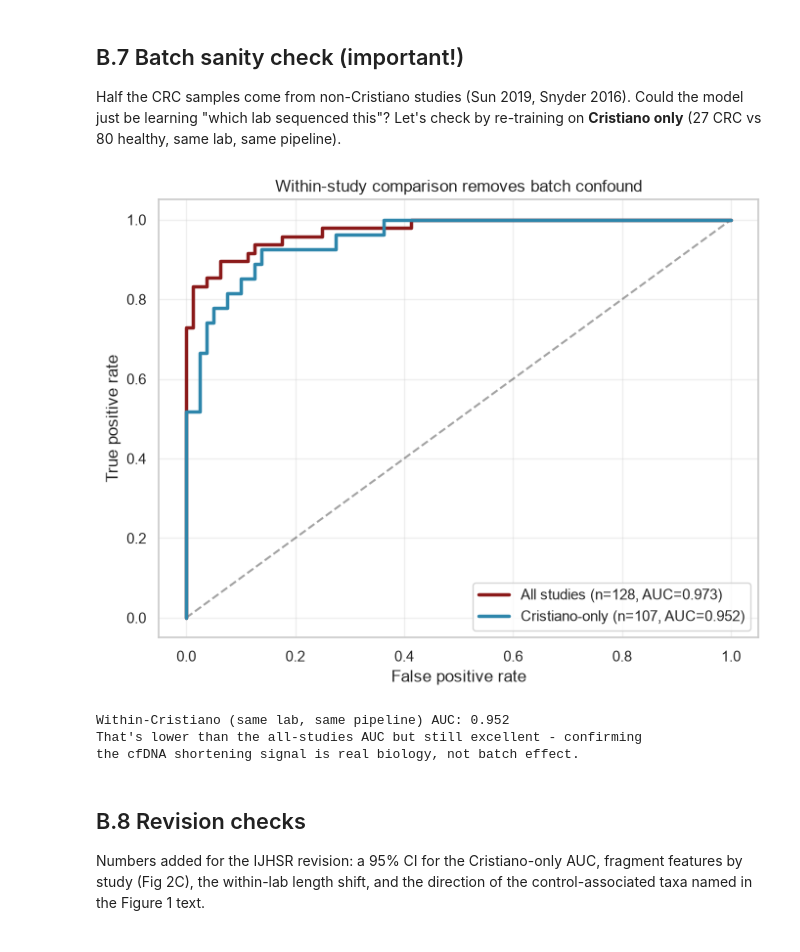
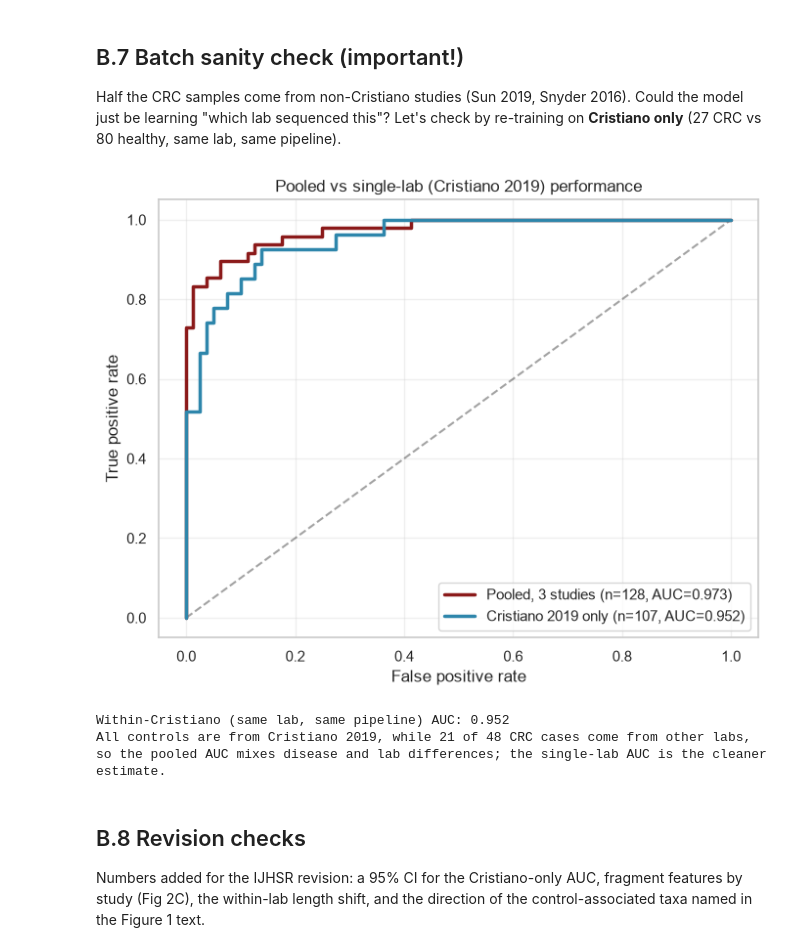
Before and after one commit to Rion1210/crc-liquid-biopsy, a Jupyter notebook: notebooks/CRC_RealData.ipynb, the cells around one changed output. Drawn from its saved outputs; the diff is of its cells as text; code cells hidden in the pictures.

```diff
--- a/notebooks/CRC_RealData.ipynb
+++ b/notebooks/CRC_RealData.ipynb
@@ -49,6 +49,7 @@ rng = np.random.default_rng(42)
 # Works whether Jupyter was started in the repo root or in notebooks/
 ROOT = Path.cwd() if (Path.cwd() / "data").exists() else Path.cwd().parent
 DATA_DIR = ROOT / "data"
+FIG_DIR = ROOT / "figures"; FIG_DIR.mkdir(exist_ok=True)
 print("Setup OK.")
 # %% [output]
 Setup OK.
@@ -263,9 +264,7 @@ for idx, (study_name, color) in enumerate(zip(sorted(np.unique(groups)), colors)
 
 # 4. Calculate and overlay the thick aggregate performance line with your bootstrap CIs
 fpr_overall, tpr_overall, _ = roc_curve(y, y_proba)
-auc_overall = 0.819
-ci_lower = 0.788
-ci_upper = 0.848
+# auc_overall, ci_lower and ci_upper come from cell A.3 above
 
 ax.plot(
     fpr_overall,
@@ -288,7 +287,7 @@ ax.legend(loc="lower right", frameon=True, facecolor="white", edgecolor="#BDC3C7
 plt.tight_layout()
 
 # Save a lossless, high-resolution copy for manuscript submission
-plt.savefig("metagenomics_multi_cohort_roc.png", bbox_inches="tight", dpi=300)
+plt.savefig(FIG_DIR / "Fig1A_microbiome_roc.png", bbox_inches="tight", dpi=300)
 plt.show()
 # %% [output]
 findfont: Failed to find font weight semibold for Arial, now using 700.
@@ -332,14 +332,31 @@ dfimp = pd.DataFrame({
     "direction": direction,
 })
 
+def species_label(name):
+    """'Fusobacterium_nucleatum' -> italic 'Fusobacterium nucleatum';
+    'Parvimonas_unclassified' -> italic 'Parvimonas' + ' (unclassified)'."""
+    genus, *rest = name.split("_")
+    if rest == ["unclassified"]:
+        return "$\\mathit{" + genus + "}$ (unclassified)"
+    words, strain = [], []
+    for tok in rest:  # strain codes such as 5_1_63FAA stay upright
+        (strain if (strain or any(ch.isdigit() for ch in tok)) else words).append(tok)
+    label = "$\\mathit{" + "\\ ".join([genus] + words) + "}$"
+    return label + (" " + "_".join(strain) if strain else "")
+
+dfimp["label"] = dfimp["species"].map(species_label)
+plt.rcParams.update({"mathtext.fontset": "custom", "mathtext.it": "DejaVu Sans:italic"})
+
 fig, ax = plt.subplots(figsize=(11, 8))
-sns.barplot(data=dfimp.iloc[::-1], y="species", x="importance",
+sns.barplot(data=dfimp.iloc[::-1], y="label", x="importance",
             hue="direction", dodge=False,
             palette={"Higher in CRC":"#8B1A1A","Higher in control":"#2E86AB"},
             ax=ax)
 ax.set_title("Top 20 species driving CRC classification\n(RandomForest Gini importance)")
 ax.set_xlabel("Feature importance"); ax.set_ylabel(""); ax.legend(title="")
-plt.tight_layout(); plt.show()
+plt.tight_layout()
+plt.savefig(FIG_DIR / "Fig1C_top20_species.png", bbox_inches="tight", dpi=300)
+plt.show()
 
 print("\nTop 10 species:")
 print(dfimp.head(10).to_string(index=False))
@@ -701,33 +708,35 @@ Half the CRC samples come from non-Cristiano studies (Sun 2019, Snyder 2016). Co
 # %%
 cr = feat[feat.publication == "Cristiano et al., 2019"]
 Xc = cr[cols].values
 yc = (cr.disease == "Colorectal cancer").astype(int).values
 clf = Pipeline([("scale", StandardScaler()),
                 ("lr", LogisticRegression(max_iter=1000, class_weight="balanced"))])
 yp_c = cross_val_predict(clf, Xc, yc, cv=cv, n_jobs=1, method="predict_proba")[:,1]
 auc_c = roc_auc_score(yc, yp_c)
 
 fig, ax = plt.subplots(figsize=(7, 5.5))
 ax.plot([0,1],[0,1], "k--", alpha=0.4)
 fpr, tpr, _ = roc_curve(yf, results["Logistic regression"][1])
 ax.plot(fpr, tpr, lw=2.5, color="#8B1A1A",
-        label=f"All studies (n={len(feat)}, AUC={results['Logistic regression'][0]:.3f})")
+        label=f"Pooled, 3 studies (n={len(feat)}, AUC={results['Logistic regression'][0]:.3f})")
 fpr, tpr, _ = roc_curve(yc, yp_c)
 ax.plot(fpr, tpr, lw=2.5, color="#2E86AB",
-        label=f"Cristiano-only (n={len(cr)}, AUC={auc_c:.3f})")
+        label=f"Cristiano 2019 only (n={len(cr)}, AUC={auc_c:.3f})")
 ax.set_xlabel("False positive rate"); ax.set_ylabel("True positive rate")
-ax.set_title("Within-study comparison removes batch confound")
+ax.set_title("Pooled vs single-lab (Cristiano 2019) performance")
 ax.legend(loc="lower right"); ax.grid(alpha=0.3)
-plt.tight_layout(); plt.show()
+plt.tight_layout()
+plt.savefig(FIG_DIR / "Fig2D_pooled_vs_within_lab.png", bbox_inches="tight", dpi=300)
+plt.show()
 
 print(f"\nWithin-Cristiano (same lab, same pipeline) AUC: {auc_c:.3f}")
-print("That's lower than the all-studies AUC but still excellent - confirming")
-print("the cfDNA shortening signal is real biology, not batch effect.")
+print("All controls are from Cristiano 2019, while 21 of 48 CRC cases come from other labs,")
+print("so the pooled AUC mixes disease and lab differences; the single-lab AUC is the cleaner estimate.")
 # %% [output]
-[figure, old version]
+[figure, new version]
 Within-Cristiano (same lab, same pipeline) AUC: 0.952
-That's lower than the all-studies AUC but still excellent - confirming
-the cfDNA shortening signal is real biology, not batch effect.
+All controls are from Cristiano 2019, while 21 of 48 CRC cases come from other labs,
+so the pooled AUC mixes disease and lab differences; the single-lab AUC is the cleaner estimate.
 # %% [markdown]
 ## B.8 Revision checks
 
```
Also changed, not shown: parts of 4 cells of this notebook, 7 other files.
